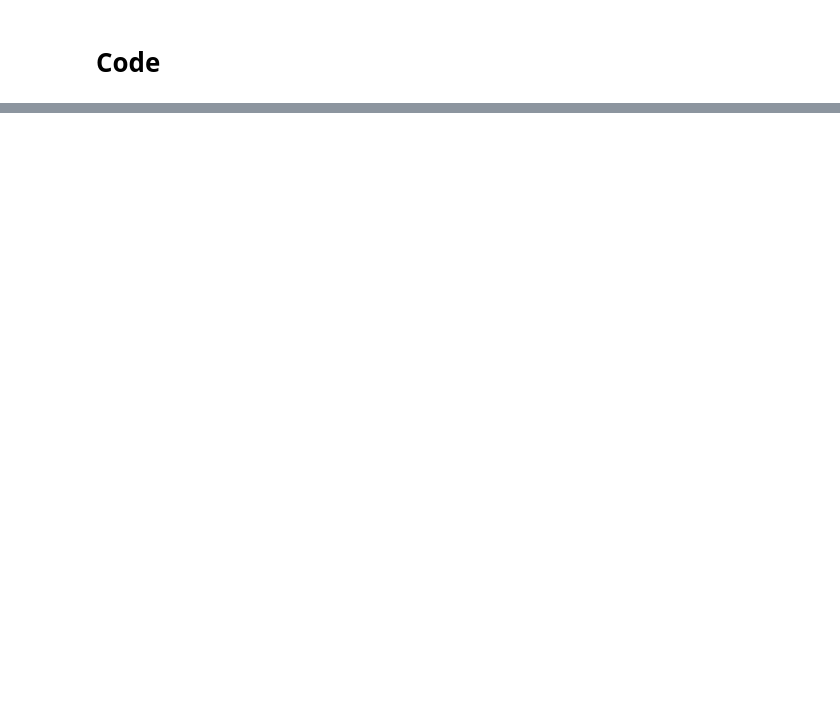
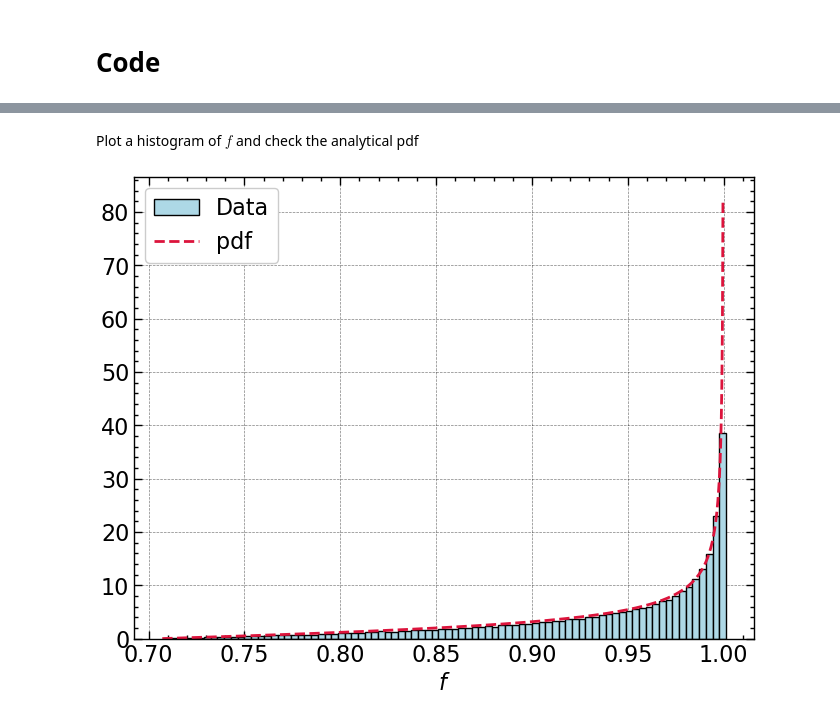
Before and after one commit to M-Bianchi/astrostatistics_bicocca_2024, a Jupyter notebook: working/W07_irreducile_mass.ipynb, the cells around one changed output, grey strips where cells are left out. Cells and saved outputs as stored; diff of their text form; code cells hidden in the pictures; blank space fills up the shorter version.

```diff
--- a/working/W07_irreducile_mass.ipynb
+++ b/working/W07_irreducile_mass.ipynb
@@ -150,0 +138,11 @@ plt.legend()
+# %% [markdown]
+Plot a histogram of $f$ and check the analytical pdf
+# %%
+f_dense = np.linspace(1/np.sqrt(2), 1, 1000)
+
+fancyhist(f, bins="freedman", density=True, color='lightblue', edgecolor='black', label='Data');
+plt.plot(f_dense, 2*(2*f_dense**2-1)/(f_dense*np.sqrt(1-f_dense**2)), ls='--', color='crimson', label='pdf');
+plt.xlabel('$f$');
+plt.legend();
+# %% [output]
+[figure, added]
```
Also changed, not shown: parts of 37 cells of this notebook.
